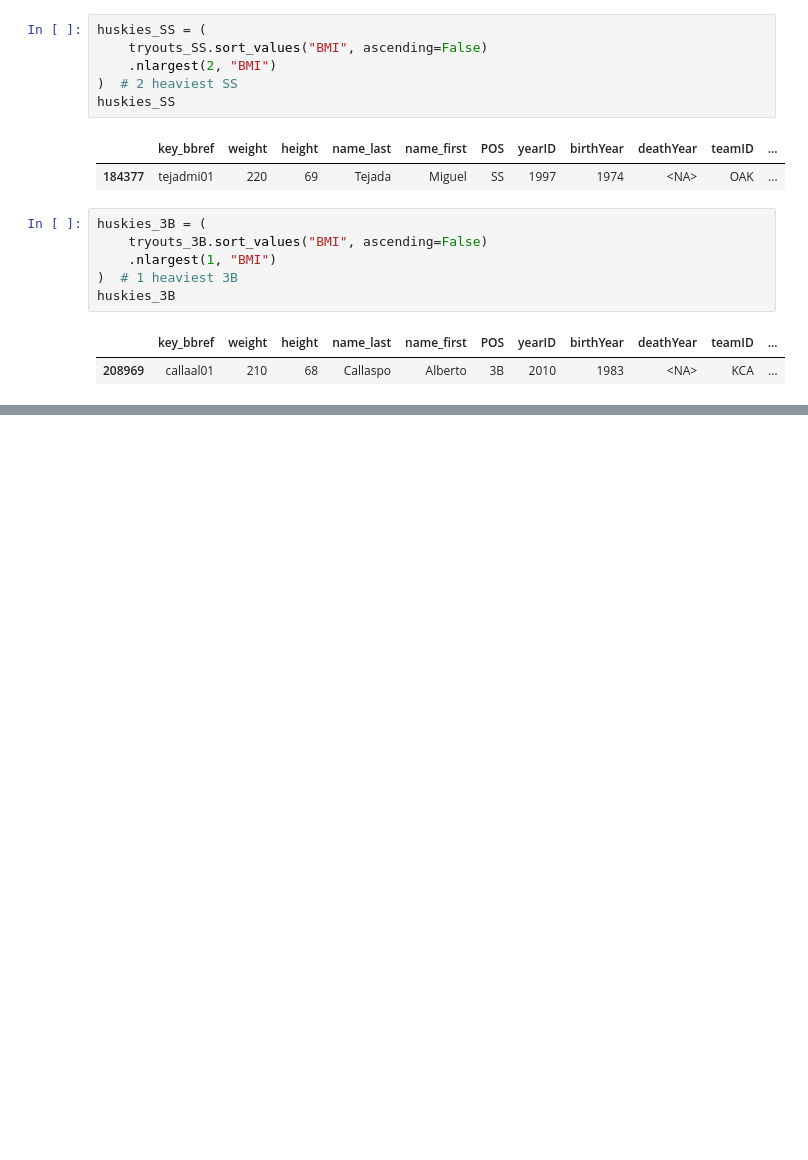
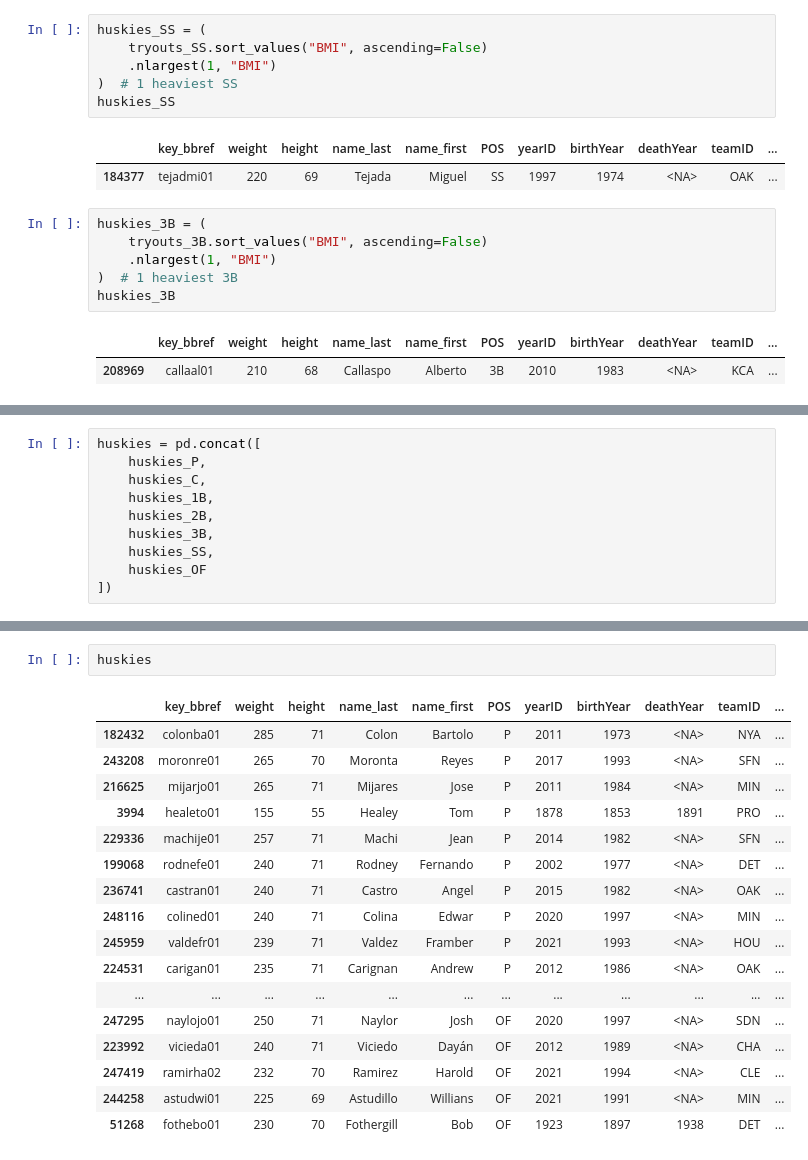
Before and after one commit to obverter/bmi-stars, a Jupyter notebook: notebooks/Roster.ipynb, the cells around one changed output, grey strips where cells are left out. Drawn from its saved outputs; the diff is of its cells as text; blank space fills up the shorter version.

```diff
--- a/notebooks/Roster.ipynb
+++ b/notebooks/Roster.ipynb
@@ -724,8 +464,8 @@ huskies_2B
 # %%
 huskies_SS = (
     tryouts_SS.sort_values("BMI", ascending=False)
-    .nlargest(2, "BMI")
-)  # 2 heaviest SS
+    .nlargest(1, "BMI")
+)  # 1 heaviest SS
 huskies_SS
 # %% [output]
 |  | key_bbref | weight | height | name_last | name_first | POS | yearID | birthYear | deathYear | teamID | ... |
@@ -752,3 +492,13 @@ huskies_OF
 | 247419 | ramirha02 | 232 | 70 | Ramirez | Harold | OF | 2021 | 1994 | <NA> | CLE | ... |
 | 244258 | astudwi01 | 225 | 69 | Astudillo | Willians | OF | 2021 | 1991 | <NA> | MIN | ... |
 | 51268 | fothebo01 | 230 | 70 | Fothergill | Bob | OF | 1923 | 1897 | 1938 | DET | ... |
+# %%
+huskies = pd.concat([
+    huskies_P,
+    huskies_C,
+    huskies_1B,
+    huskies_2B,
+    huskies_3B,
+    huskies_SS,
+    huskies_OF
+])
@@ -754,0 +517,20 @@ huskies_OF
+# %%
+huskies
+# %% [output]
+|  | key_bbref | weight | height | name_last | name_first | POS | yearID | birthYear | deathYear | teamID | ... |
+| 182432 | colonba01 | 285 | 71 | Colon | Bartolo | P | 2011 | 1973 | <NA> | NYA | ... |
+| 243208 | moronre01 | 265 | 70 | Moronta | Reyes | P | 2017 | 1993 | <NA> | SFN | ... |
+| 216625 | mijarjo01 | 265 | 71 | Mijares | Jose | P | 2011 | 1984 | <NA> | MIN | ... |
+| 3994 | healeto01 | 155 | 55 | Healey | Tom | P | 1878 | 1853 | 1891 | PRO | ... |
+| 229336 | machije01 | 257 | 71 | Machi | Jean | P | 2014 | 1982 | <NA> | SFN | ... |
+| 199068 | rodnefe01 | 240 | 71 | Rodney | Fernando | P | 2002 | 1977 | <NA> | DET | ... |
+| 236741 | castran01 | 240 | 71 | Castro | Angel | P | 2015 | 1982 | <NA> | OAK | ... |
+| 248116 | colined01 | 240 | 71 | Colina | Edwar | P | 2020 | 1997 | <NA> | MIN | ... |
+| 245959 | valdefr01 | 239 | 71 | Valdez | Framber | P | 2021 | 1993 | <NA> | HOU | ... |
+| 224531 | carigan01 | 235 | 71 | Carignan | Andrew | P | 2012 | 1986 | <NA> | OAK | ... |
+| ... | ... | ... | ... | ... | ... | ... | ... | ... | ... | ... | ... |
+| 247295 | naylojo01 | 250 | 71 | Naylor | Josh | OF | 2020 | 1997 | <NA> | SDN | ... |
+| 223992 | vicieda01 | 240 | 71 | Viciedo | Dayán | OF | 2012 | 1989 | <NA> | CHA | ... |
+| 247419 | ramirha02 | 232 | 70 | Ramirez | Harold | OF | 2021 | 1994 | <NA> | CLE | ... |
+| 244258 | astudwi01 | 225 | 69 | Astudillo | Willians | OF | 2021 | 1991 | <NA> | MIN | ... |
+| 51268 | fothebo01 | 230 | 70 | Fothergill | Bob | OF | 1923 | 1897 | 1938 | DET | ... |
```
Also changed, not shown: parts of 45 cells of this notebook, 21 other files.
